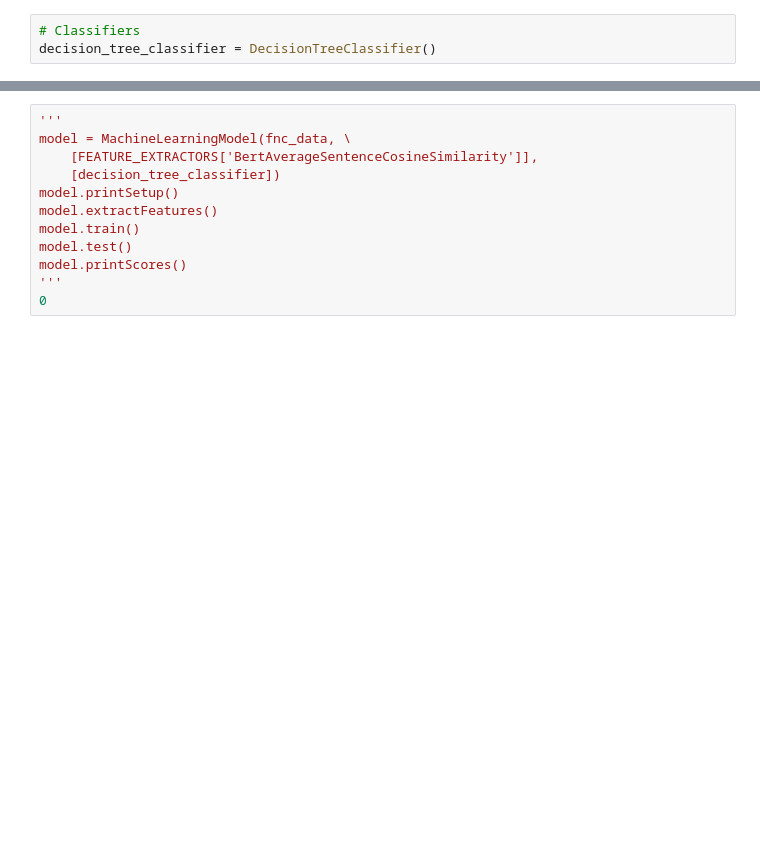
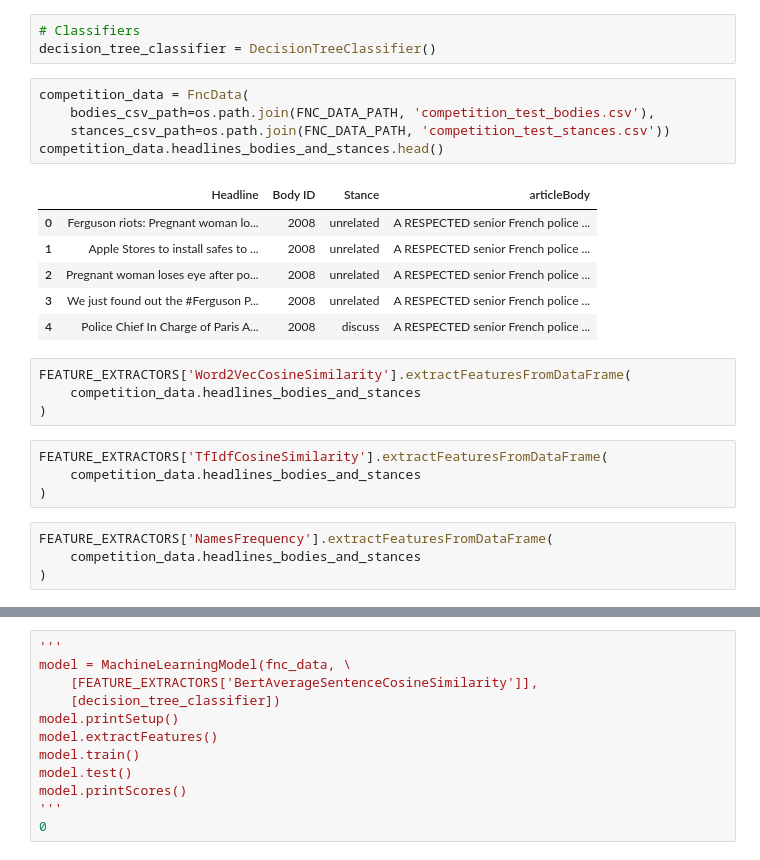
Before and after one commit to 4nds/Strojno_Ucenje_Projekt_FAIR, a Jupyter notebook: src/models.ipynb, the cells around one changed output, grey strips where cells are left out. Cells and saved outputs as stored; diff of their text form; blank space fills up the shorter version.

```diff
--- a/src/models.ipynb
+++ b/src/models.ipynb
@@ -676,6 +693,30 @@ print(list(FEATURE_EXTRACTORS.keys()))
 # %%
 # Classifiers
 decision_tree_classifier = DecisionTreeClassifier()
+# %%
+competition_data = FncData(
+    bodies_csv_path=os.path.join(FNC_DATA_PATH, 'competition_test_bodies.csv'),
+    stances_csv_path=os.path.join(FNC_DATA_PATH, 'competition_test_stances.csv'))
+competition_data.headlines_bodies_and_stances.head()
+# %% [output]
+|  | Headline | Body ID | Stance | articleBody |
+| 0 | Ferguson riots: Pregnant woman lo... | 2008 | unrelated | A RESPECTED senior French police ... |
+| 1 | Apple Stores to install safes to ... | 2008 | unrelated | A RESPECTED senior French police ... |
+| 2 | Pregnant woman loses eye after po... | 2008 | unrelated | A RESPECTED senior French police ... |
+| 3 | We just found out the #Ferguson P... | 2008 | unrelated | A RESPECTED senior French police ... |
+| 4 | Police Chief In Charge of Paris A... | 2008 | discuss | A RESPECTED senior French police ... |
+# %%
+FEATURE_EXTRACTORS['Word2VecCosineSimilarity'].extractFeaturesFromDataFrame(
+    competition_data.headlines_bodies_and_stances
+)
+# %%
+FEATURE_EXTRACTORS['TfIdfCosineSimilarity'].extractFeaturesFromDataFrame(
+    competition_data.headlines_bodies_and_stances
+)
+# %%
+FEATURE_EXTRACTORS['NamesFrequency'].extractFeaturesFromDataFrame(
+    competition_data.headlines_bodies_and_stances
+)
 # %%
 model = MachineLearningModel(fnc_data, \
     [FEATURE_EXTRACTORS['Word2VecCosineSimilarity']],
```
Also changed, not shown: parts of 13 cells of this notebook, 1 other file.
